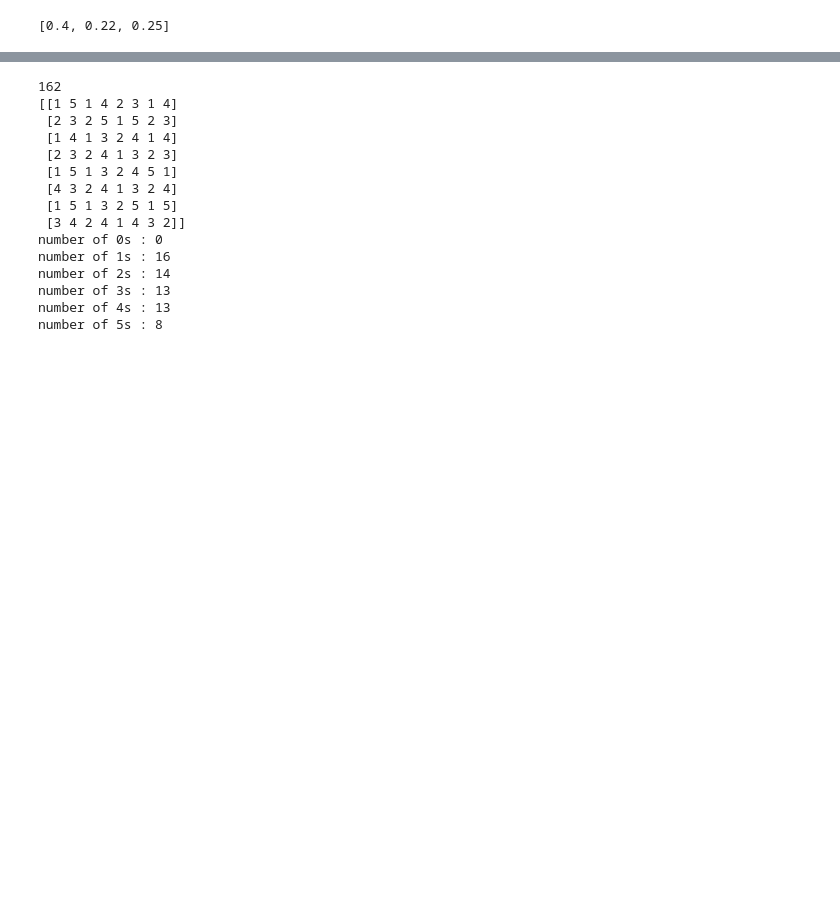
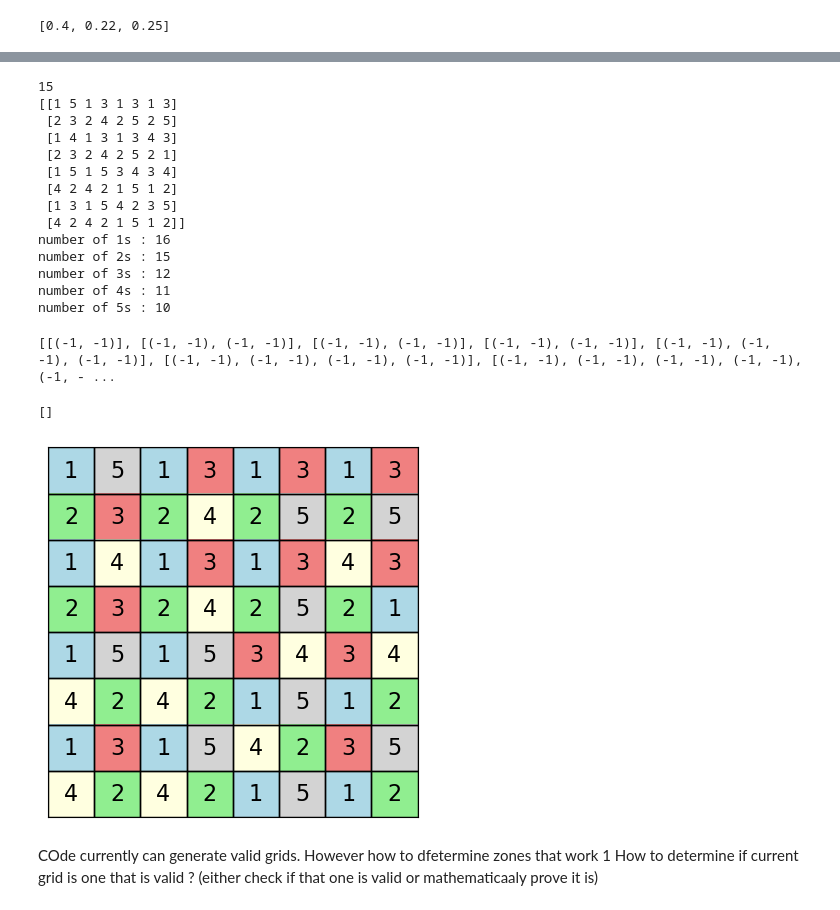
Before and after one commit to afeuy/Suguru, a Jupyter notebook: suguru.ipynb, the cells around one changed output, grey strips where cells are left out. Drawn from its saved outputs; the diff is of its cells as text; code cells hidden in the pictures; blank space fills up the shorter version.

```diff
--- a/suguru.ipynb
+++ b/suguru.ipynb
@@ -306,21 +286,20 @@ ERROR
 print(count)
 print(suguru)
 
-for i in range(0,6):
+for i in range(1,6):
     print(f"number of {i}s : {np.sum(suguru==i)}")
 # %% [output]
-162
-[[1 5 1 4 2 3 1 4]
- [2 3 2 5 1 5 2 3]
- [1 4 1 3 2 4 1 4]
- [2 3 2 4 1 3 2 3]
- [1 5 1 3 2 4 5 1]
- [4 3 2 4 1 3 2 4]
- [1 5 1 3 2 5 1 5]
- [3 4 2 4 1 4 3 2]]
-number of 0s : 0
+15
+[[1 5 1 3 1 3 1 3]
+ [2 3 2 4 2 5 2 5]
+ [1 4 1 3 1 3 4 3]
+ [2 3 2 4 2 5 2 1]
+ [1 5 1 5 3 4 3 4]
+ [4 2 4 2 1 5 1 2]
+ [1 3 1 5 4 2 3 5]
+ [4 2 4 2 1 5 1 2]]
 number of 1s : 16
-number of 2s : 14
-number of 3s : 13
-number of 4s : 13
-number of 5s : 8
+number of 2s : 15
+number of 3s : 12
+number of 4s : 11
+number of 5s : 10
@@ -327,2 +321,39 @@ number of 5s : 8
+# %%
+print(generate_zones(suguru))
+# %% [output]
+[[(-1, -1)], [(-1, -1), (-1, -1)], [(-1, -1), (-1, -1)], [(-1, -1), (-1, -1)], [(-1, -1), (-1, -1), (-1, -1)], [(-1, -1), (-1, -1), (-1, -1), (-1, -1)], [(-1, -1), (-1, -1), (-1, -1), (-1, -1), (-1, - ...
+# %%
+
+
+#printing the current suguru grid in real life
+
+#lets make it an image with proper cases
+import matplotlib.pyplot as plt
+import matplotlib.patches as patches
+import matplotlib.colors as mcolors
+fig, ax = plt.subplots()
+# Create a color map
+cmap = mcolors.ListedColormap(['white', 'lightblue', 'lightgreen', 'lightcoral', 'lightyellow', 'lightgrey'])
+bounds = [0,1,2,3,4,5,6]
+norm = mcolors.BoundaryNorm(bounds, cmap.N)
+# Create a grid
+ax.imshow(suguru, cmap=cmap, norm=norm)
+# Create a grid of squares
+for i in range(suguru.shape[0]):
+    for j in range(suguru.shape[1]):
+        rect = patches.Rectangle((j-0.5, i-0.5), 1, 1, linewidth=1, edgecolor='black', facecolor='none')
+        ax.add_patch(rect)
+        if suguru[i, j] != 0:
+            ax.text(j, i, str(suguru[i, j]), color='black', fontsize=16, ha='center', va='center')
+
+ax.set_xticks([])
+ax.set_yticks([])
+# %% [output]
+[]
+[figure, added]
+# %% [markdown]
+COde currently can generate valid grids.
+However how to dfetermine zones that work 1
+How to determine if current grid is one that is valid ? (either check if that one is valid or mathematicaaly prove it is)
 # %%
 # %% [output]
```
Also changed, not shown: parts of 8 cells of this notebook.
